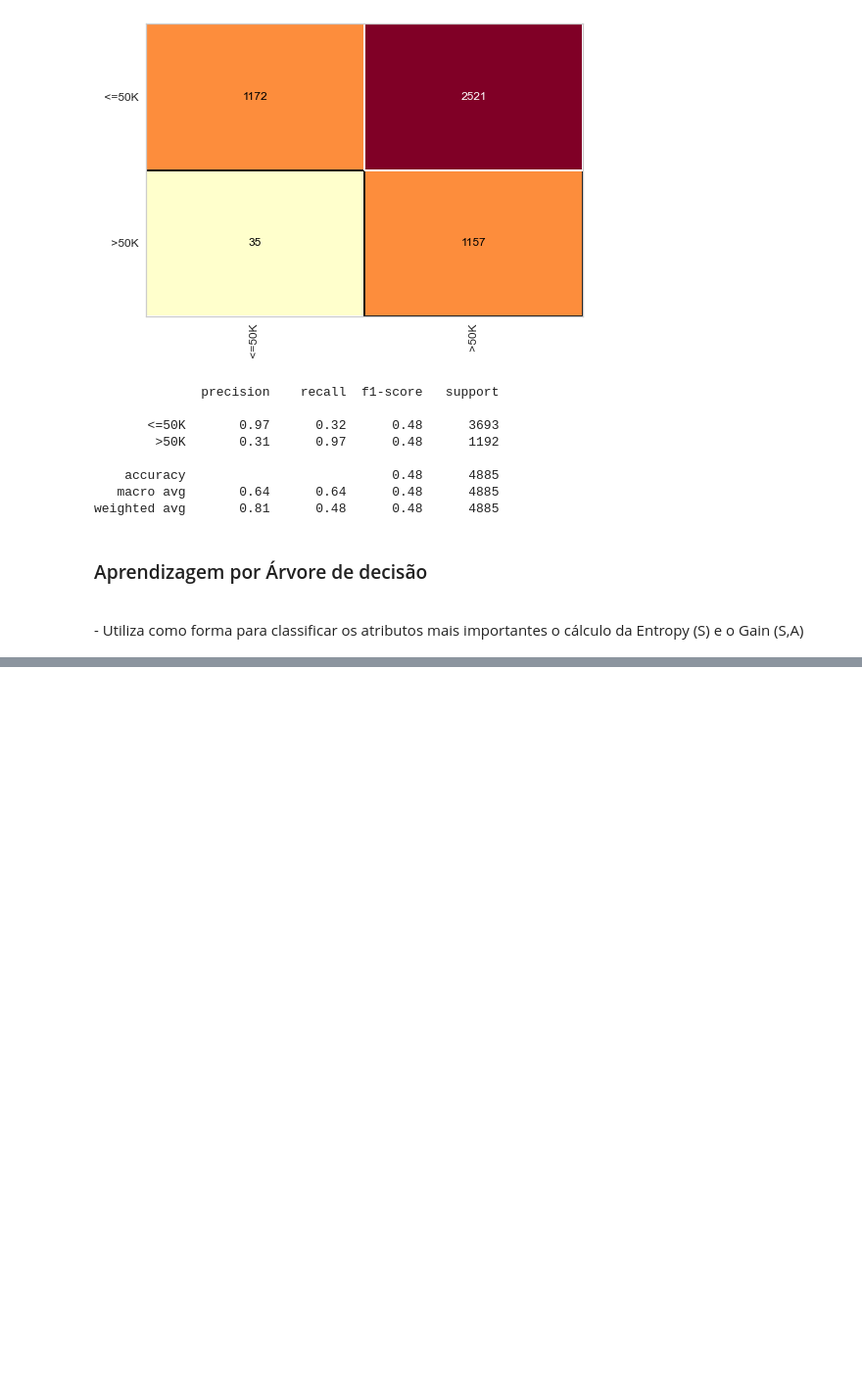
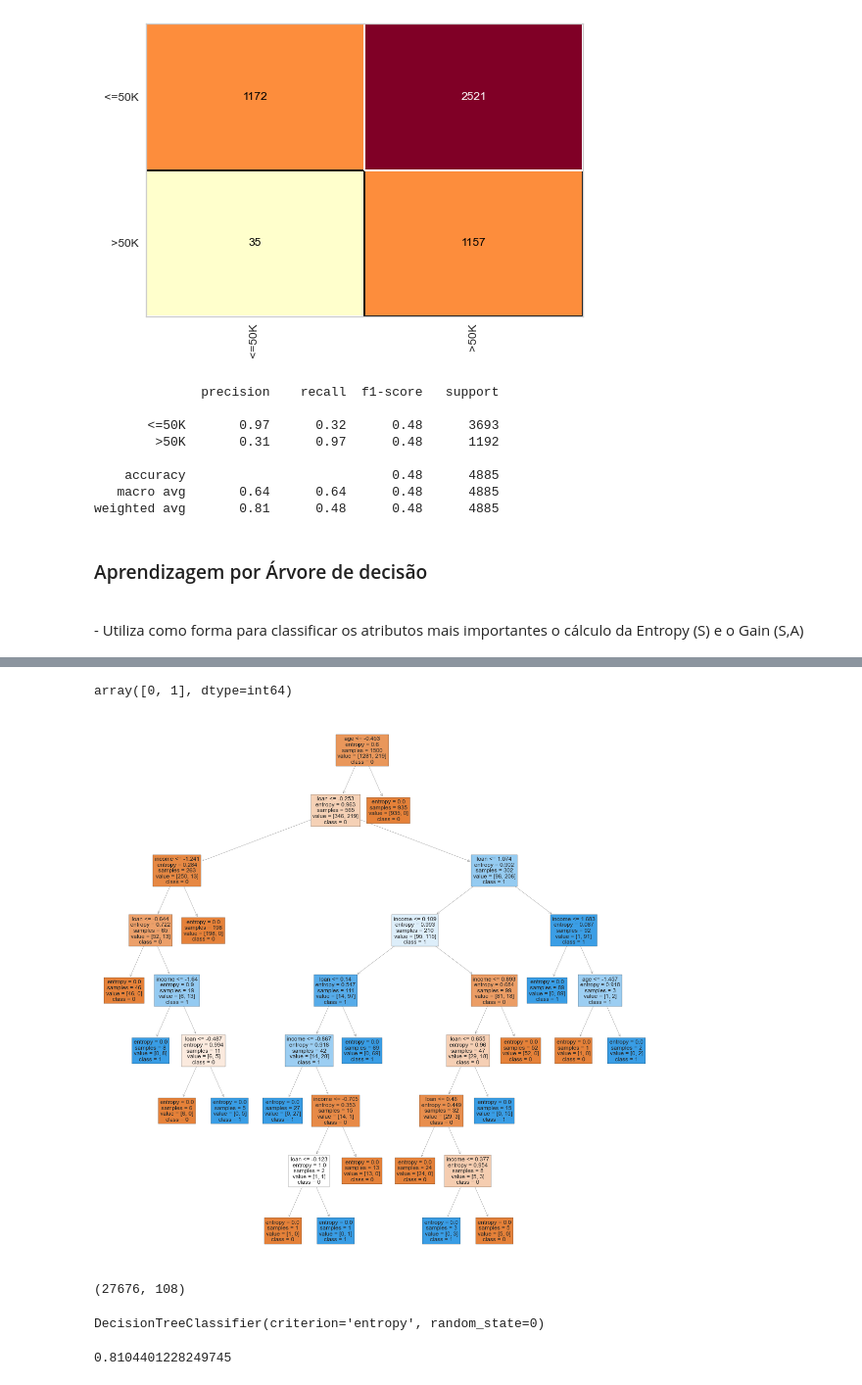
Before and after one commit to cantaruttim/Learning_Python, a Jupyter notebook: Machine Learning com Python/Aprendizagem_Bayesiana.ipynb, the cells around one changed output, grey strips where cells are left out. Shown: that part at 98% size. Cells and saved outputs as stored; diff of their text form; code cells hidden in the pictures; blank space fills up the shorter version.

```diff
--- a/Machine Learning com Python/Aprendizagem_Bayesiana.ipynb
+++ b/Machine Learning com Python/Aprendizagem_Bayesiana.ipynb
@@ -249,0 +379,18 @@ weighted avg       0.81      0.48      0.48      4885
+# %%
+arvore_credit.classes_
+# %% [output]
+array([0, 1], dtype=int64)
+# %%
+from sklearn import tree
+
+previsores = ['income', 'age', 'loan']
+fig, axes = plt.subplots(figsize=(20,20), ncols=1, nrows=1)
+
+# precisamos deixar as classes apenas como strings
+tree.plot_tree(arvore_credit, feature_names=previsores,
+               class_names=['0','1'], filled=True)
+
+# salvando a imagem
+fig.savefig('arvore_credit.png')
+# %% [output]
+[figure, added]
@@ -249,0 +400,9 @@ weighted avg       0.81      0.48      0.48      4885
+# %%
+X_census_treinamento.shape
+# %% [output]
+(27676, 108)
+# %%
+arvore_census = DecisionTreeClassifier(criterion='entropy', random_state=0)
+arvore_census.fit(X_census_treinamento, y_census_treinamento)
+# %% [output]
+DecisionTreeClassifier(criterion='entropy', random_state=0)
@@ -249,0 +411,4 @@ weighted avg       0.81      0.48      0.48      4885
+# %%
+accuracy_score(y_census_teste, previsoes)
+# %% [output]
+0.8104401228249745
```
Also changed, not shown: parts of 23 cells of this notebook, 1 other file.
